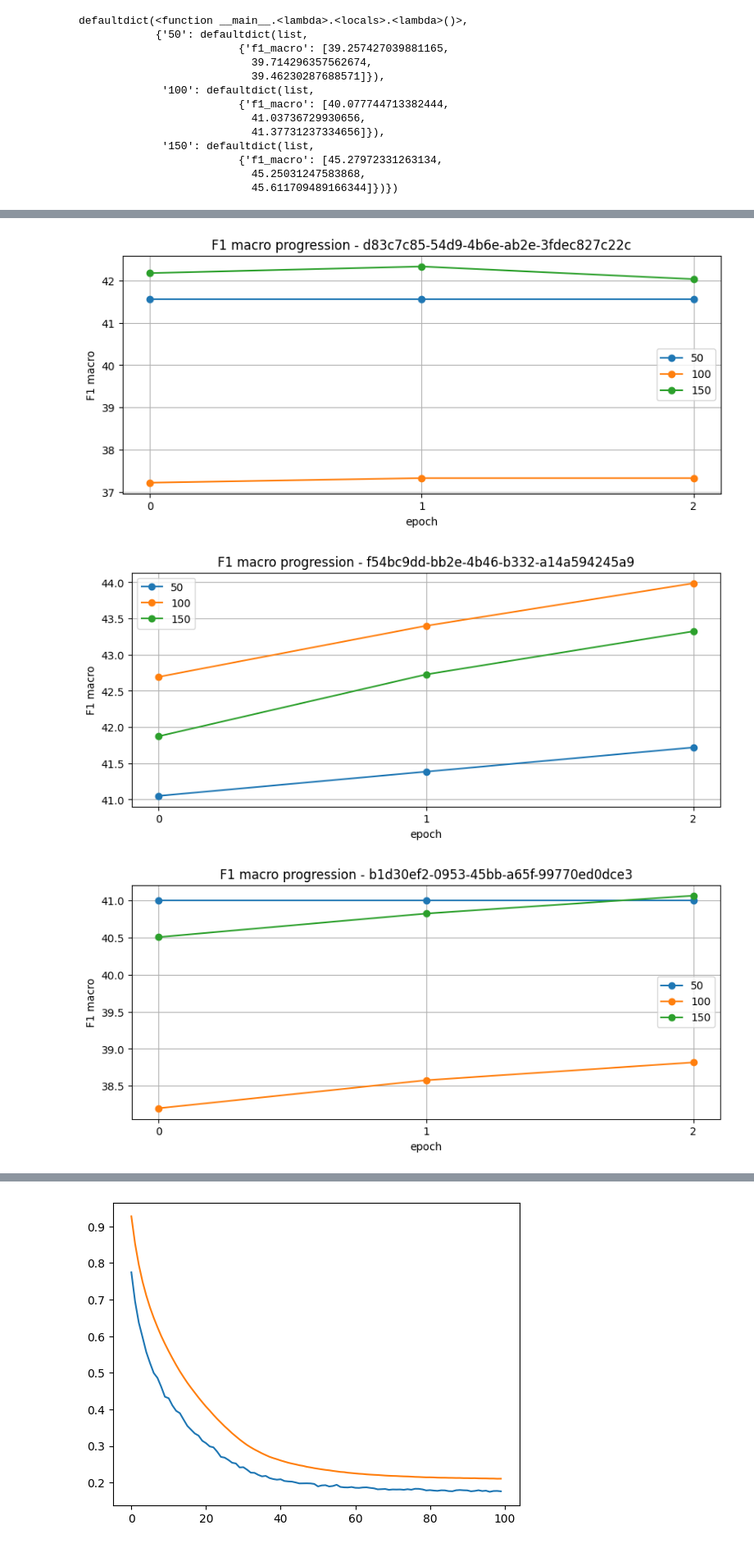
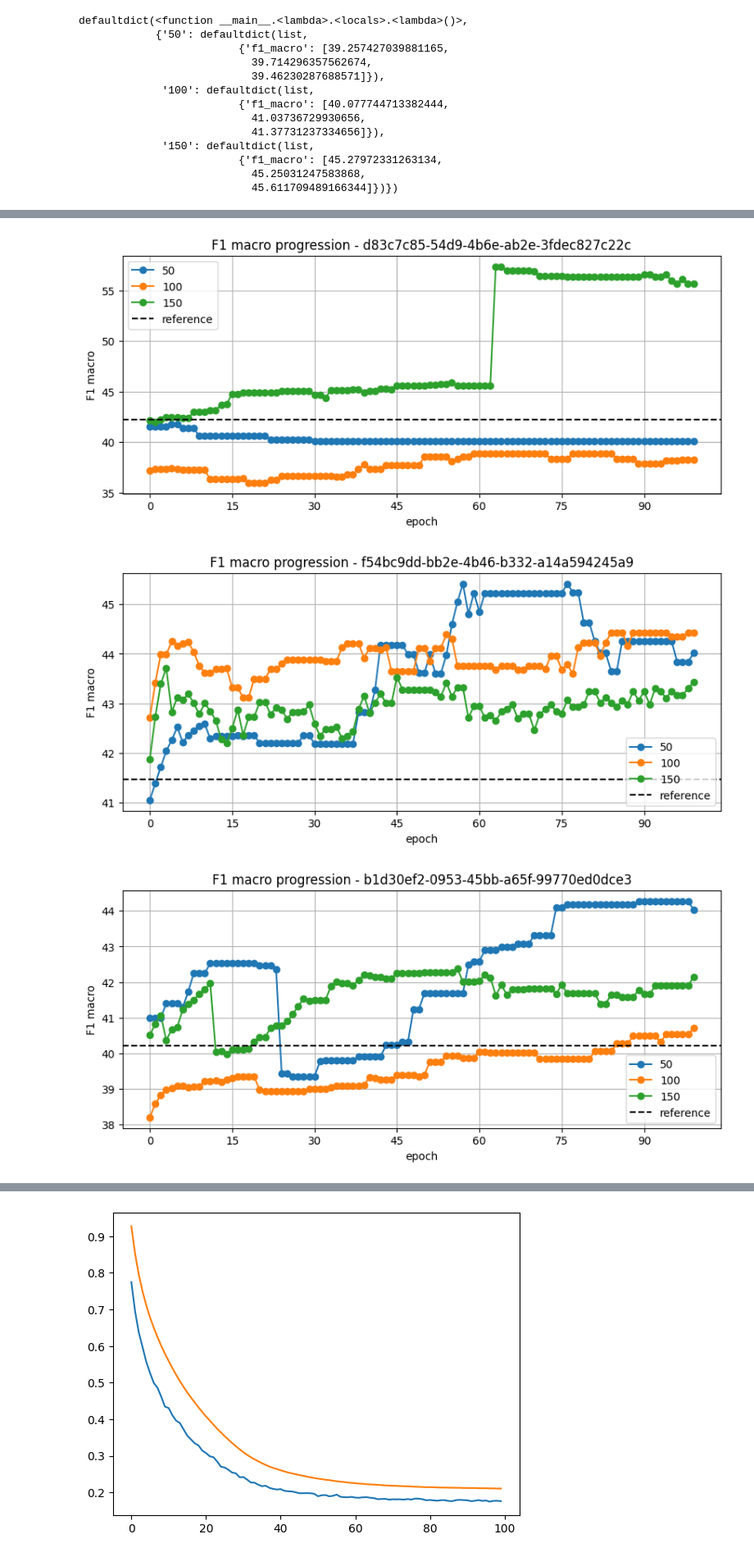
Before and after one commit to kpetrakis-eden/ml-sandbox, a Jupyter notebook: notebooks/finetuning.ipynb, the cells around one changed output, grey strips where cells are left out. Shown at 82% size. Drawn from its saved outputs; the diff is of its cells as text; code cells hidden in the pictures.

Commit message:
finetuned swinv2tiny on 6 new datasets

```diff
--- a/notebooks/finetuning.ipynb
+++ b/notebooks/finetuning.ipynb
@@ -371,7 +372,7 @@ from collections import defaultdict
 seed_everything(123456789)
 generator = torch.Generator().manual_seed(123456789)
 device = torch.device("cuda:0")
-EPOCHS = 3
+EPOCHS = 100
 BATCH_SIZE = 128
 # ============================================================
 run_id = "7f572b99e4224dbe98221ffff3557390" # swinv2tiny
@@ -404,7 +405,6 @@ def get_loaders(uuid_path: Path):
   dev_loader   = DataLoader(dev_ds, batch_size=BATCH_SIZE, shuffle=False)
 
   return train_loader, dev_loader
-
 
 # {"uuid": {'50': {'f1': []}, '100':{'f1': []}, '150':{'f1': []}}}
 METRICS_DICT = defaultdict(
@@ -493,6 +493,20 @@ defaultdict(<function __main__.<lambda>.<locals>.<lambda>()>,
                            45.611709489166344]})})
 # %%
 from matplotlib.ticker import MaxNLocator
+
+output_dir = Path("plots")
+output_dir.mkdir(exist_ok=True)
+model_name = "swinv2tiny"
+
+# for swinv2tiny
+reference_f1 = {
+  "33424749-501c-425e-bea5-3c74fb8539b4": 42.14,
+  "0cc79c26-3350-4e0b-af74-3578c3970157": 39.73,
+  "b1d30ef2-0953-45bb-a65f-99770ed0dce3": 40.21,
+  "f54bc9dd-bb2e-4b46-b332-a14a594245a9": 41.46,
+  "d83c7c85-54d9-4b6e-ab2e-3fdec827c22c": 42.20,
+  "7dbfaa1b-19f1-479c-ab0a-b8081516de33": 36.08
+}
 for uuid, splits in METRICS_DICT.items():
   plt.figure(figsize=(10, 4))
   for split in ["50", "100", "150"]:
@@ -501,6 +515,11 @@ for uuid, splits in METRICS_DICT.items():
 
     plt.plot(steps, values, marker='o', label=f"{split}")
 
+  # reference line
+  if uuid in reference_f1:
+    ref = reference_f1[uuid]
+    plt.axhline(ref, linestyle='--', color='black', label='reference')
+
   plt.title(f"F1 macro progression - {uuid}")
   plt.xlabel("epoch")
   plt.ylabel("F1 macro")
@@ -508,5 +527,10 @@ for uuid, splits in METRICS_DICT.items():
   plt.legend()
   plt.grid(True)
 
+  # save figure
+  filename = output_dir / f"{model_name}-{uuid}.png"
+  plt.savefig(filename, dpi=300, bbox_inches="tight")
+
   plt.show()
+  plt.close()
 # %% [output]
@@ -515,3 +539,3 @@ for uuid, splits in METRICS_DICT.items():
-[figure, old version]
+[figure, new version]
-[figure, old version]
+[figure, new version]
-[figure, old version]
+[figure, new version]
```
Also changed, not shown: parts of 4 cells of this notebook.
